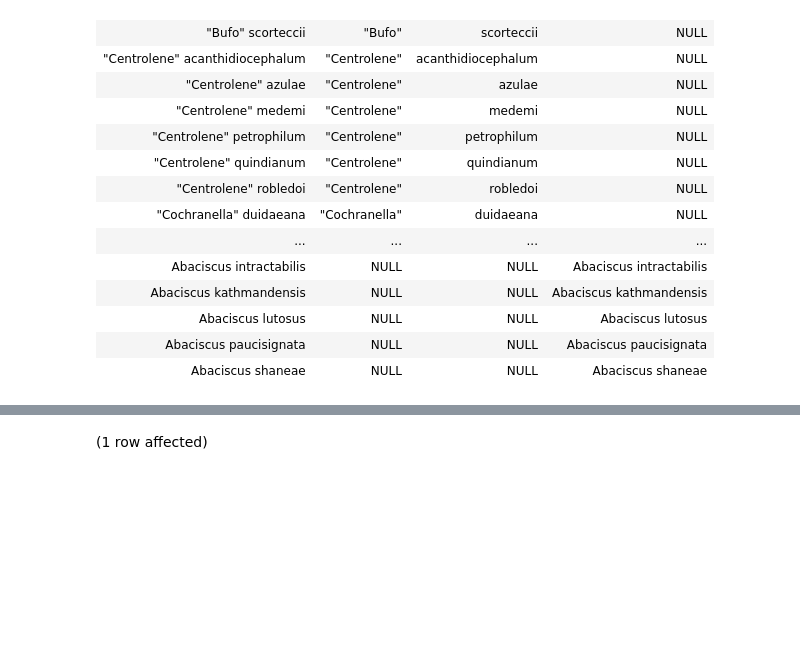
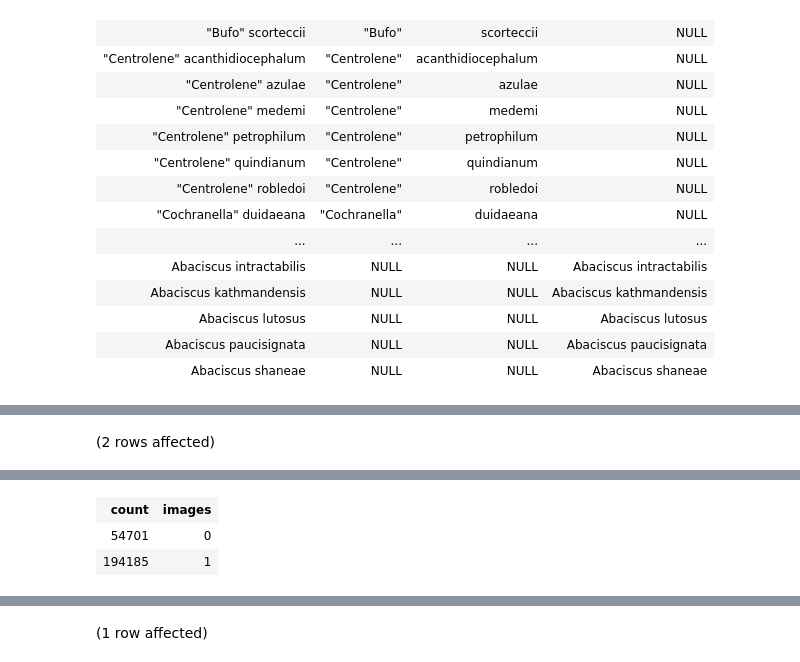
Before and after one commit to jtheisen/creational, a Jupyter notebook: Sql/species.ipynb, the cells around one changed output, grey strips where cells are left out. Cells and saved outputs as stored; diff of their text form; code cells hidden in the pictures; blank space fills up the shorter version.

```diff
--- a/Sql/species.ipynb
+++ b/Sql/species.ipynb
@@ -33,0 +25,12 @@ Total execution time: 00:00:00.309
+# %%
+with cte as (
+    select r.*, (select count(*) from TaxoboxImageEntries e where r.Lang = e.Lang and r.Title = e.Title) c
+    from ParsingResults r
+    where r.[Type] = 2 and r.TemplateName = 'speciesbox'
+)
+select count(*) [count], c images
+from cte
+group by c
+order by c
+# %% [output]
+(2 rows affected)
@@ -34,3 +38,6 @@ Total execution time: 00:00:00.309
+| count | images |
+| 54701 | 0 |
+| 194185 | 1 |
 # %%
 -- reset all content pages back for parsing
 update p
```
Also changed, not shown: parts of 4 cells of this notebook, 15 other files.
